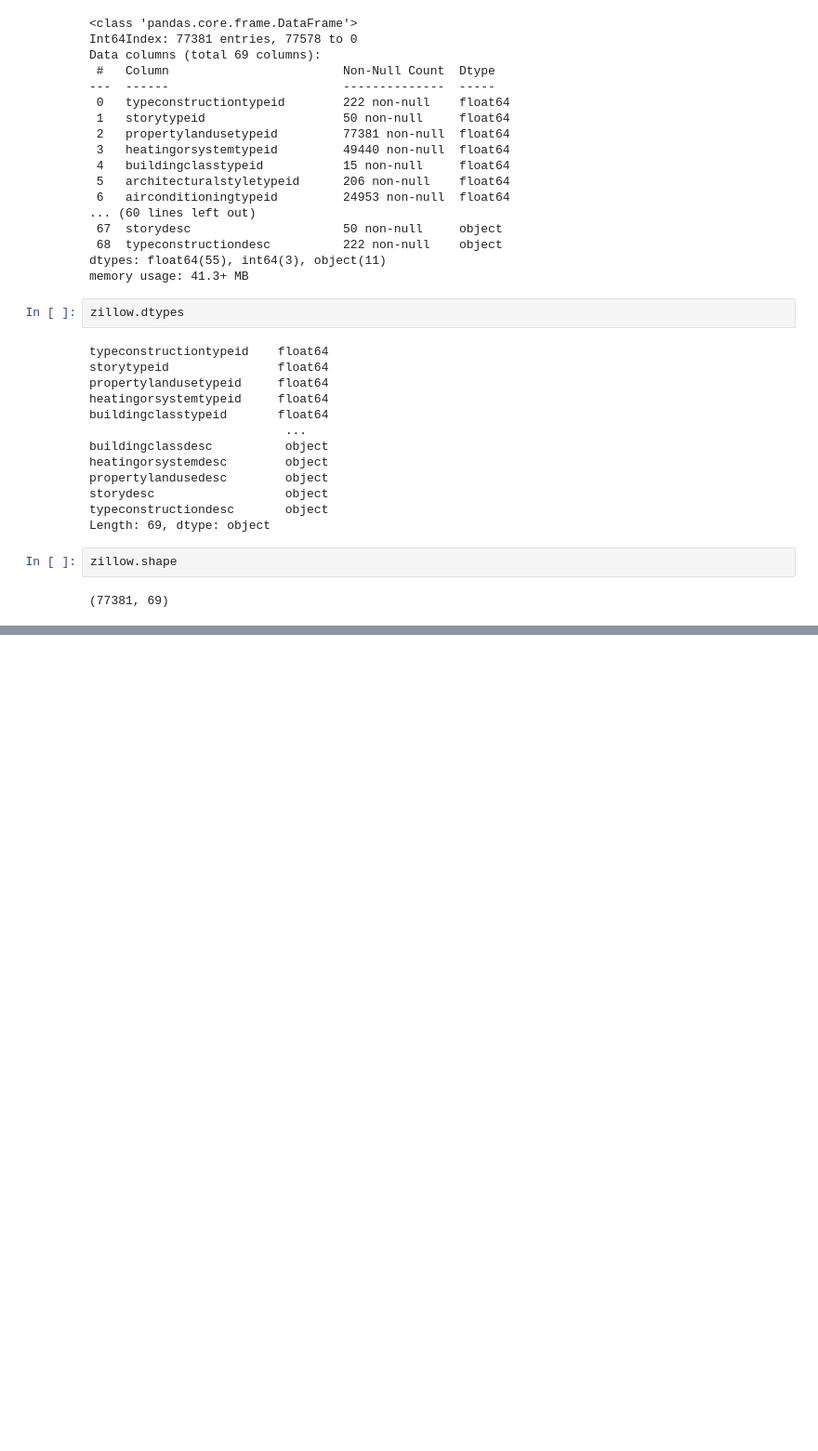
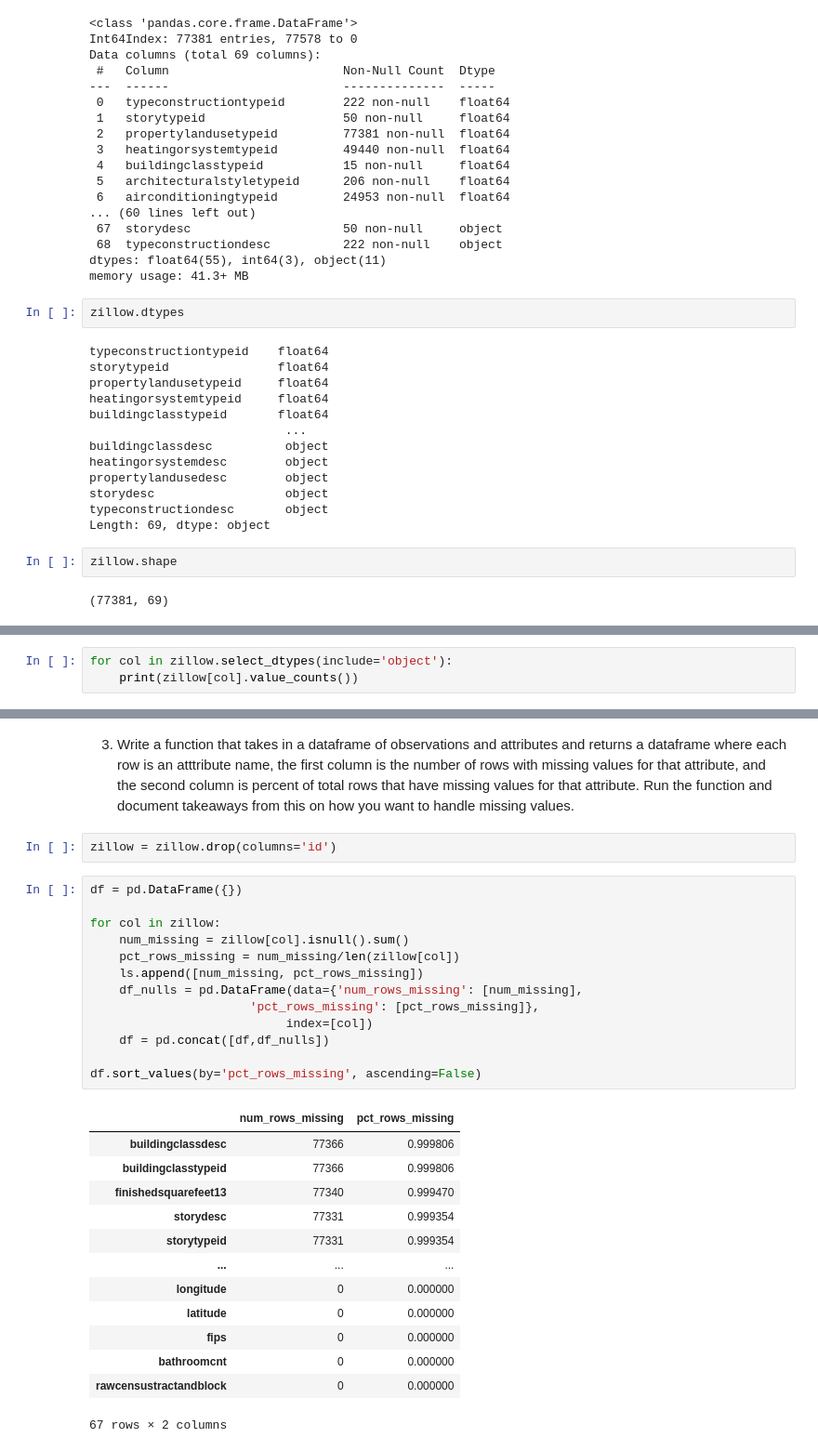
Before and after one commit to wilson-velasco/clustering-exercises, a Jupyter notebook: zillow.ipynb, the cells around one changed output, grey strips where cells are left out. Shown at 93% size. Cells and saved outputs as stored; diff of their text form; blank space fills up the shorter version.

```diff
--- a/zillow.ipynb
+++ b/zillow.ipynb
@@ -145,0 +266,3 @@ zillow.shape
+# %%
+for col in zillow.select_dtypes(include='object'):
+    print(zillow[col].value_counts())
@@ -145,0 +287,31 @@ zillow.shape
+# %% [markdown]
+3) Write a function that takes in a dataframe of observations and attributes and returns a dataframe where each row is an atttribute name, the first column is the number of rows with missing values for that attribute, and the second column is percent of total rows that have missing values for that attribute. Run the function and document takeaways from this on how you want to handle missing values.
+# %%
+zillow = zillow.drop(columns='id')
+# %%
+df = pd.DataFrame({})
+
+for col in zillow:
+    num_missing = zillow[col].isnull().sum()
+    pct_rows_missing = num_missing/len(zillow[col])
+    ls.append([num_missing, pct_rows_missing])
+    df_nulls = pd.DataFrame(data={'num_rows_missing': [num_missing],
+                      'pct_rows_missing': [pct_rows_missing]},
+                           index=[col])
+    df = pd.concat([df,df_nulls])
+
+df.sort_values(by='pct_rows_missing', ascending=False)
+# %% [output]
+|  | num_rows_missing | pct_rows_missing |
+| buildingclassdesc | 77366 | 0.999806 |
+| buildingclasstypeid | 77366 | 0.999806 |
+| finishedsquarefeet13 | 77340 | 0.999470 |
+| storydesc | 77331 | 0.999354 |
+| storytypeid | 77331 | 0.999354 |
+| ... | ... | ... |
+| longitude | 0 | 0.000000 |
+| latitude | 0 | 0.000000 |
+| fips | 0 | 0.000000 |
+| bathroomcnt | 0 | 0.000000 |
+| rawcensustractandblock | 0 | 0.000000 |
+67 rows × 2 columns
```
Also changed, not shown: parts of 19 cells of this notebook.
